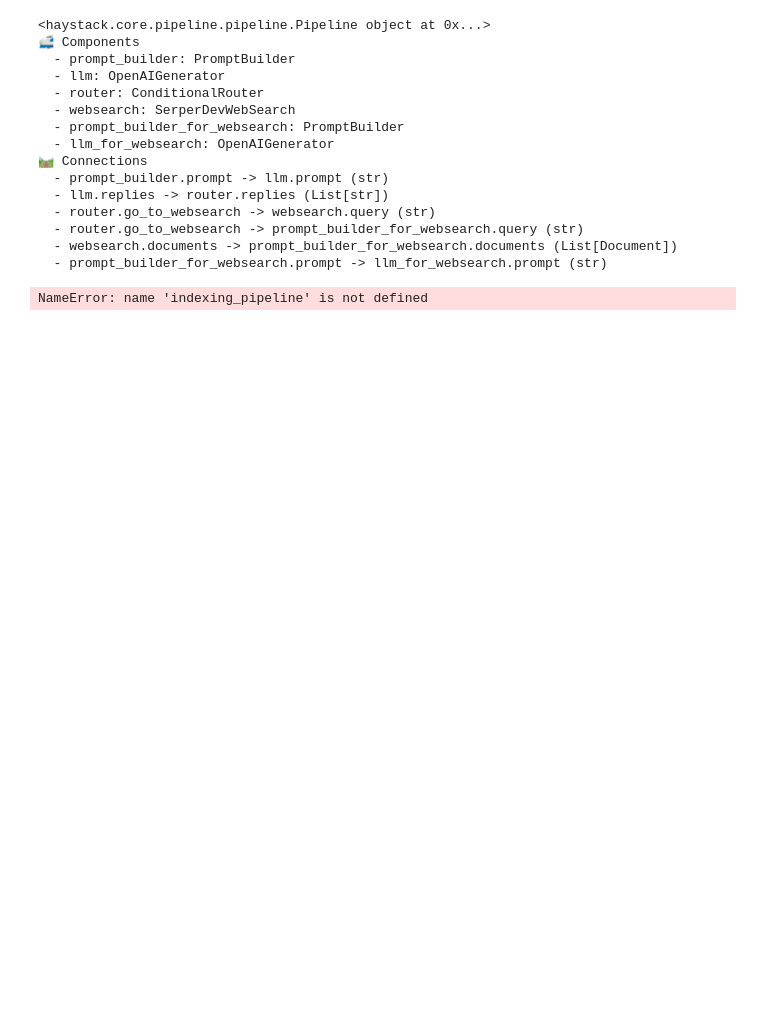
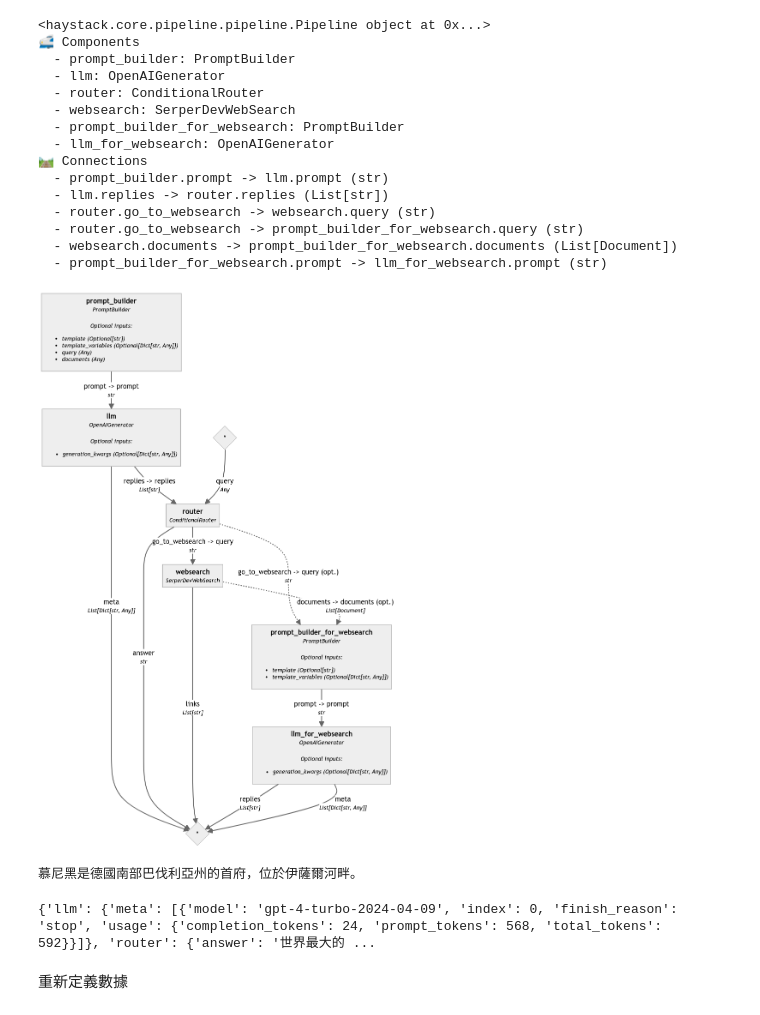
Before and after one commit to samhsiao6238/PythonFinance_2024, a Jupyter notebook: D30_Haystack+RAG/00_範例/ex09_條件路由.ipynb, the cells around one changed output. Drawn from its saved outputs; the diff is of its cells as text; code cells hidden in the pictures; blank space fills up the shorter version.

```diff
--- a/D30_Haystack+RAG/00_範例/ex09_條件路由.ipynb
+++ b/D30_Haystack+RAG/00_範例/ex09_條件路由.ipynb
@@ -157,6 +157,46 @@ pipe.connect(
 # %%
 from utils.draw_pipeline import draw_and_display
 
-draw_and_display(indexing_pipeline, "ex10_1_pipe.png")
+draw_and_display(pipe, "ex09_1_pipe.png")
 # %% [output]
-NameError: name 'indexing_pipeline' is not defined
+[figure, added]
+# %%
+# 定義查詢
+query = "慕尼黑在哪裡？"
+
+# 運行管道
+result = pipe.run({
+    "prompt_builder": {
+        "query": query,
+        "documents": documents
+    },
+    "router": {"query": query}
+})
+
+# 輸出來自 ConditionalRouter 的 `answer`
+print(result["router"]["answer"])
+# ✅ 答案可以在定義的文件中找到。
+# %% [output]
+慕尼黑是德國南部巴伐利亞州的首府，位於伊薩爾河畔。
+# %%
+# 定義查詢
+query = "世界最大的啤酒節在哪裡舉行？"
+
+# 運行管道
+result = pipe.run({
+    "prompt_builder": {
+        "query": query,
+        "documents": documents
+    },
+    "router": {"query": query}
+})
+
+# 輸出使用網絡搜索文件生成的 `replies`
+print(result["llm_for_websearch"]["replies"])
+
+# 查看完整結果，你將看到網絡搜索組件還提供了從網上檢索到的文件鏈接：
+print(result)
+# %% [output]
+{'llm': {'meta': [{'model': 'gpt-4-turbo-2024-04-09', 'index': 0, 'finish_reason': 'stop', 'usage': {'completion_tokens': 24, 'prompt_tokens': 568, 'total_tokens': 592}}]}, 'router': {'answer': '世界最大的 ...
+# %% [markdown]
+重新定義數據
```
Also changed, not shown: parts of 2 cells of this notebook, 8 other files.
